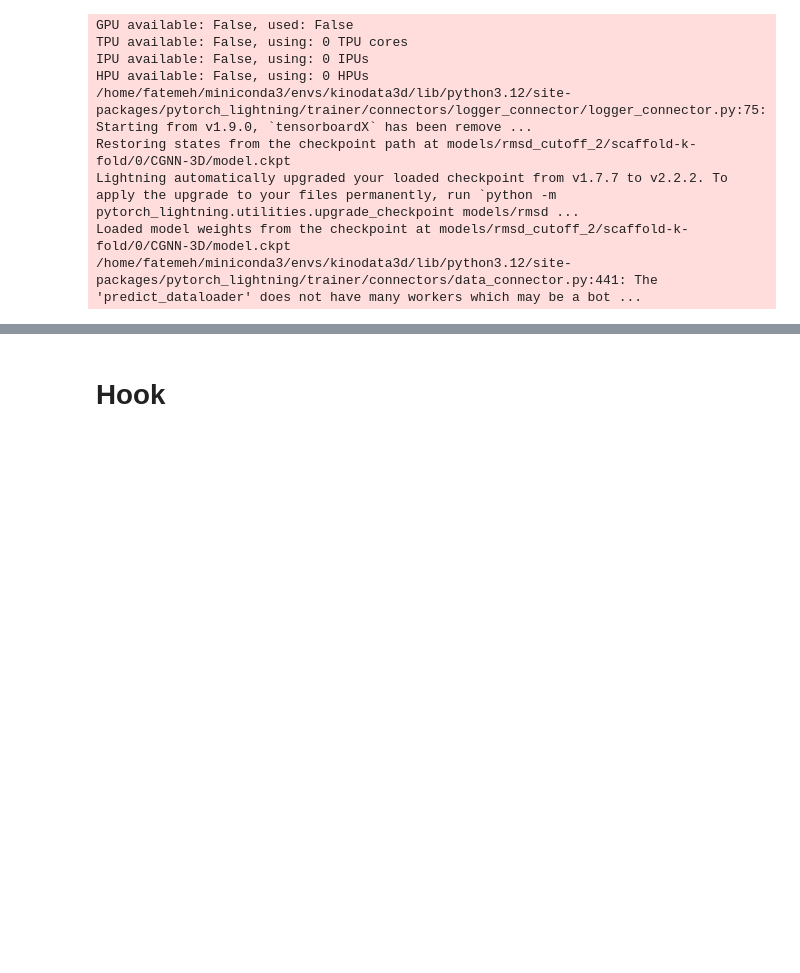
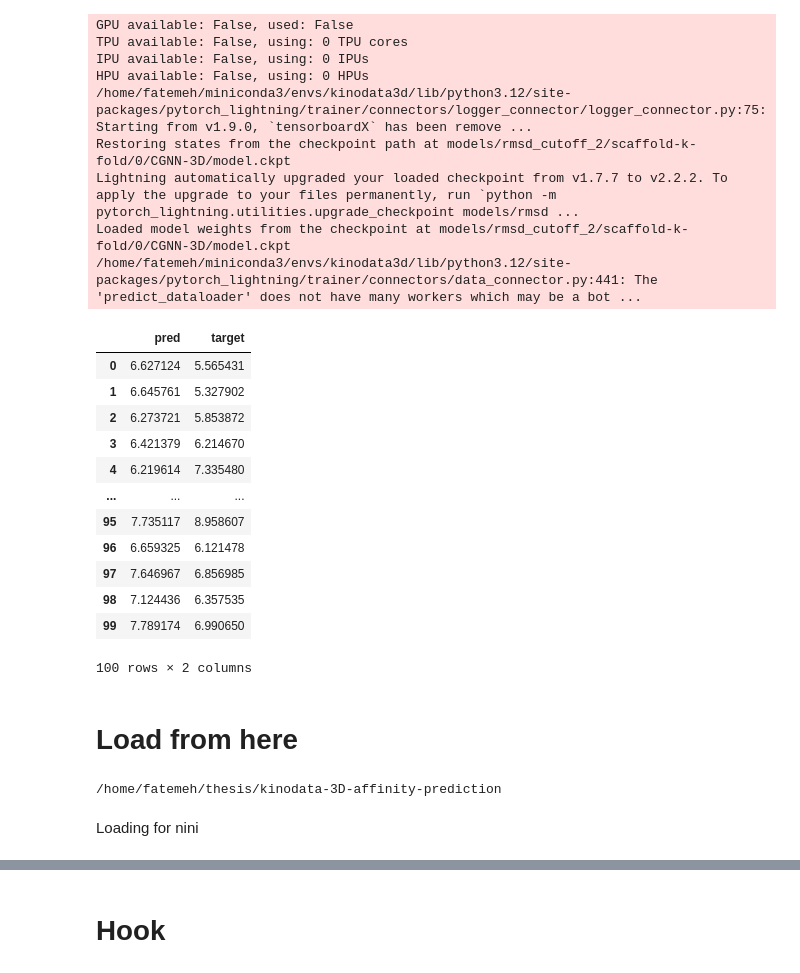
Before and after one commit to fatemeh-moghaddam/kinodata-3D-affinity-prediction, a Jupyter notebook: examples/draft.ipynb, the cells around one changed output, grey strips where cells are left out. Cells and saved outputs as stored; diff of their text form; code cells hidden in the pictures; blank space fills up the shorter version.

```diff
--- a/examples/draft.ipynb
+++ b/examples/draft.ipynb
@@ -55,2 +53,0 @@ NameError: name 'data' is not defined
-# %%
-mini_data = torch.load("/data/probing/100subset_data.pt", weights_only=False)
@@ -80,3 +57,6 @@ Error:
+# %%
+with open("data/probing/ident_to_idx.json", "w") as f:
+    json.dump(mini_data.ident_index_map(), f)
 # %% [markdown]
 # Looking at data
 # %%
@@ -214,0 +195,2 @@ hetero_graph.html
+# %%
+mini_data = torch.load("data/probing/100subset_data.pt", weights_only=False)
@@ -305,6 +385,6 @@ def predict_df(
 # %%
 # from kinodata.training.predict import predict_df
-df = predict_df(cgnn_3d, mini_loader, ckpt_path = cgnn_3d_ckpt)
+df_mini_data = predict_df(cgnn_3d, mini_loader, ckpt_path = cgnn_3d_ckpt)
 # %% [output]
 GPU available: False, used: False
 TPU available: False, using: 0 TPU cores
@@ -315,4 +395,20 @@ Restoring states from the checkpoint path at models/rmsd_cutoff_2/scaffold-k-fol
 Lightning automatically upgraded your loaded checkpoint from v1.7.7 to v2.2.2. To apply the upgrade to your files permanently, run `python -m pytorch_lightning.utilities.upgrade_checkpoint models/rmsd ...
 Loaded model weights from the checkpoint at models/rmsd_cutoff_2/scaffold-k-fold/0/CGNN-3D/model.ckpt
 /home/fatemeh/miniconda3/envs/kinodata3d/lib/python3.12/site-packages/pytorch_lightning/trainer/connectors/data_connector.py:441: The 'predict_dataloader' does not have many workers which may be a bot ...
+# %%
+df_mini_data
+# %% [output]
+|  | pred | target |
+| 0 | 6.627124 | 5.565431 |
+| 1 | 6.645761 | 5.327902 |
+| 2 | 6.273721 | 5.853872 |
+| 3 | 6.421379 | 6.214670 |
+| 4 | 6.219614 | 7.335480 |
+| ... | ... | ... |
+| 95 | 7.735117 | 8.958607 |
+| 96 | 6.659325 | 6.121478 |
+| 97 | 7.646967 | 6.856985 |
+| 98 | 7.124436 | 6.357535 |
+| 99 | 7.789174 | 6.990650 |
+100 rows × 2 columns
 # %%
@@ -319,0 +416,6 @@ df.to_pickle("/data/probing/y_prob_exp_1.pkl")
+# %% [markdown]
+# Load from here
+# %%
+print(os.getcwd())
+# %% [output]
+/home/fatemeh/thesis/kinodata-3D-affinity-prediction
@@ -319,0 +426,2 @@ df.to_pickle("/data/probing/y_prob_exp_1.pkl")
+# %% [markdown]
+Loading for nini
```
Also changed, not shown: parts of 55 cells of this notebook, 1 other file.
